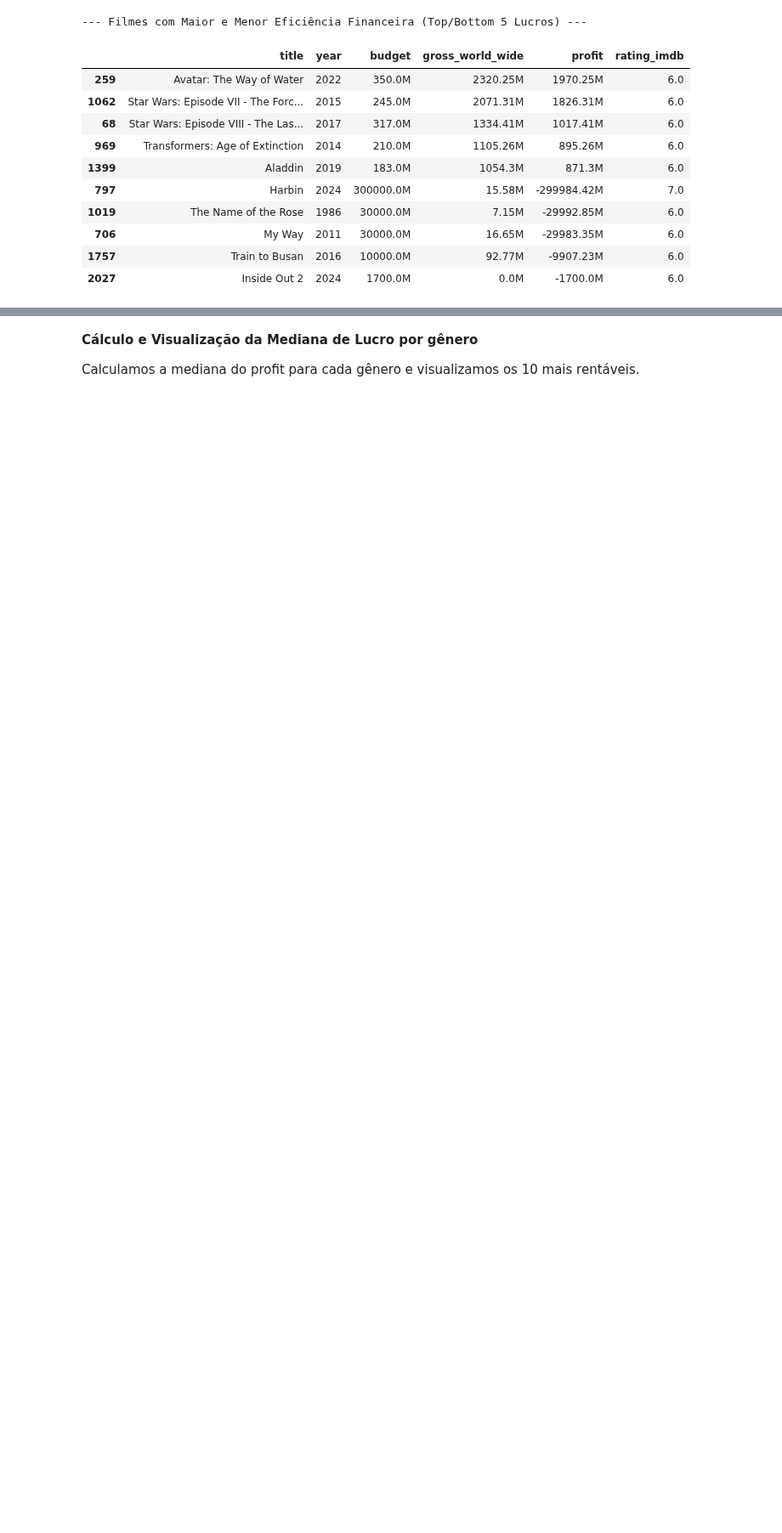
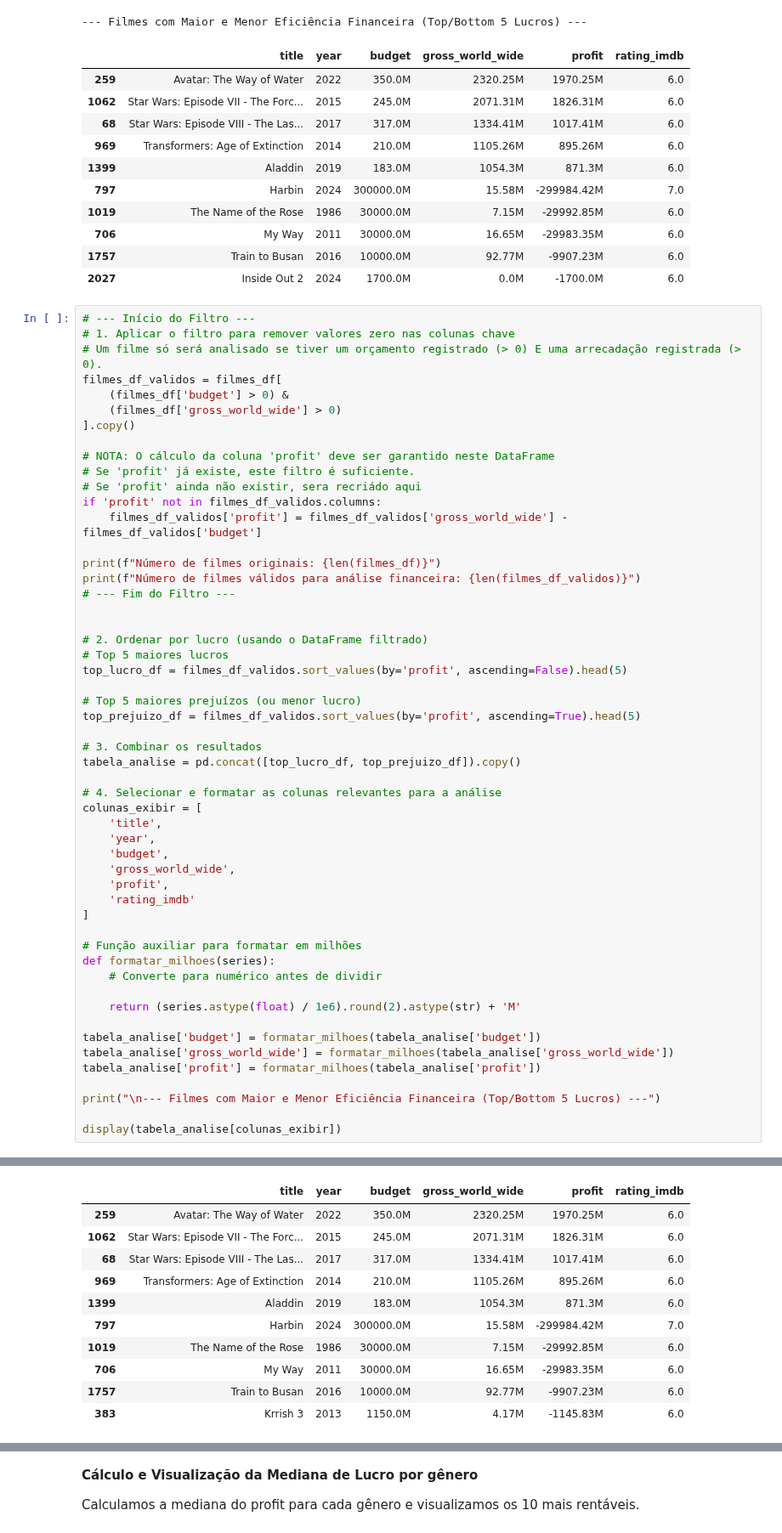
Before and after one commit to dlepinski/Projeto-Extensionista-Big-Data, a Jupyter notebook: app.ipynb, the cells around one changed output, grey strips where cells are left out. Shown at 85% size. Drawn from its saved outputs; the diff is of its cells as text; blank space fills up the shorter version.

```diff
--- a/app.ipynb
+++ b/app.ipynb
@@ -634,3 +701,57 @@ display(tabela_analise[colunas_exibir])
 | 706 | My Way | 2011 | 30000.0M | 16.65M | -29983.35M | 6.0 |
 | 1757 | Train to Busan | 2016 | 10000.0M | 92.77M | -9907.23M | 6.0 |
 | 2027 | Inside Out 2 | 2024 | 1700.0M | 0.0M | -1700.0M | 6.0 |
+# %%
+# --- Início do Filtro ---
+# 1. Aplicar o filtro para remover valores zero nas colunas chave
+# Um filme só será analisado se tiver um orçamento registrado (> 0) E uma arrecadação registrada (> 0).
+filmes_df_validos = filmes_df[
+    (filmes_df['budget'] > 0) &
+    (filmes_df['gross_world_wide'] > 0)
+].copy()
+
+# NOTA: O cálculo da coluna 'profit' deve ser garantido neste DataFrame
+# Se 'profit' já existe, este filtro é suficiente.
+# Se 'profit' ainda não existir, sera recriádo aqui
+if 'profit' not in filmes_df_validos.columns:
+    filmes_df_validos['profit'] = filmes_df_validos['gross_world_wide'] - filmes_df_validos['budget']
+
+print(f"Número de filmes originais: {len(filmes_df)}")
+print(f"Número de filmes válidos para análise financeira: {len(filmes_df_validos)}")
+# --- Fim do Filtro ---
+
+
+# 2. Ordenar por lucro (usando o DataFrame filtrado)
+# Top 5 maiores lucros
+top_lucro_df = filmes_df_validos.sort_values(by='profit', ascending=False).head(5)
+
+# Top 5 maiores prejuízos (ou menor lucro)
+top_prejuizo_df = filmes_df_validos.sort_values(by='profit', ascending=True).head(5)
+
+# 3. Combinar os resultados
+tabela_analise = pd.concat([top_lucro_df, top_prejuizo_df]).copy()
+
+# 4. Selecionar e formatar as colunas relevantes para a análise
+colunas_exibir = [
+    'title',
+    'year',
+    'budget',
+    'gross_world_wide',
+    'profit',
+    'rating_imdb'
+]
+
+# Função auxiliar para formatar em milhões
+def formatar_milhoes(series):
+    # Converte para numérico antes de dividir
+
+    return (series.astype(float) / 1e6).round(2).astype(str) + 'M'
+
+tabela_analise['budget'] = formatar_milhoes(tabela_analise['budget'])
+tabela_analise['gross_world_wide'] = formatar_milhoes(tabela_analise['gross_world_wide'])
+tabela_analise['profit'] = formatar_milhoes(tabela_analise['profit'])
+
+print("\n--- Filmes com Maior e Menor Eficiência Financeira (Top/Bottom 5 Lucros) ---")
+
+display(tabela_analise[colunas_exibir])
+# %% [output]
@@ -637,3 +762,14 @@ display(tabela_analise[colunas_exibir])
+|  | title | year | budget | gross_world_wide | profit | rating_imdb |
+| 259 | Avatar: The Way of Water | 2022 | 350.0M | 2320.25M | 1970.25M | 6.0 |
+| 1062 | Star Wars: Episode VII - The Forc... | 2015 | 245.0M | 2071.31M | 1826.31M | 6.0 |
+| 68 | Star Wars: Episode VIII - The Las... | 2017 | 317.0M | 1334.41M | 1017.41M | 6.0 |
+| 969 | Transformers: Age of Extinction | 2014 | 210.0M | 1105.26M | 895.26M | 6.0 |
+| 1399 | Aladdin | 2019 | 183.0M | 1054.3M | 871.3M | 6.0 |
+| 797 | Harbin | 2024 | 300000.0M | 15.58M | -299984.42M | 7.0 |
+| 1019 | The Name of the Rose | 1986 | 30000.0M | 7.15M | -29992.85M | 6.0 |
+| 706 | My Way | 2011 | 30000.0M | 16.65M | -29983.35M | 6.0 |
+| 1757 | Train to Busan | 2016 | 10000.0M | 92.77M | -9907.23M | 6.0 |
+| 383 | Krrish 3 | 2013 | 1150.0M | 4.17M | -1145.83M | 6.0 |
 # %% [markdown]
 **Análise de Rentabilidade por Gênero**
 
```
Also changed, not shown: parts of 7 cells of this notebook.
